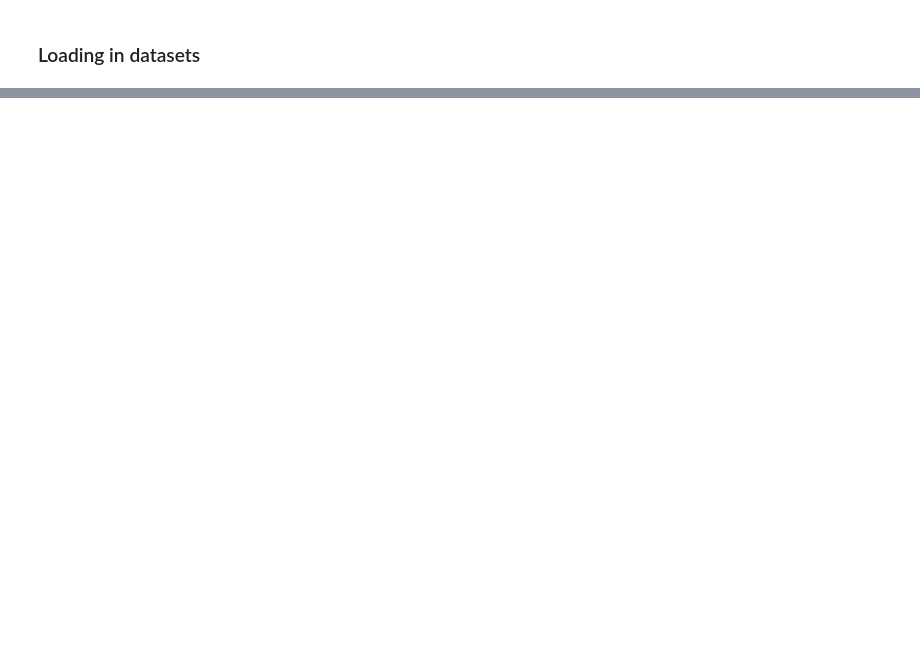
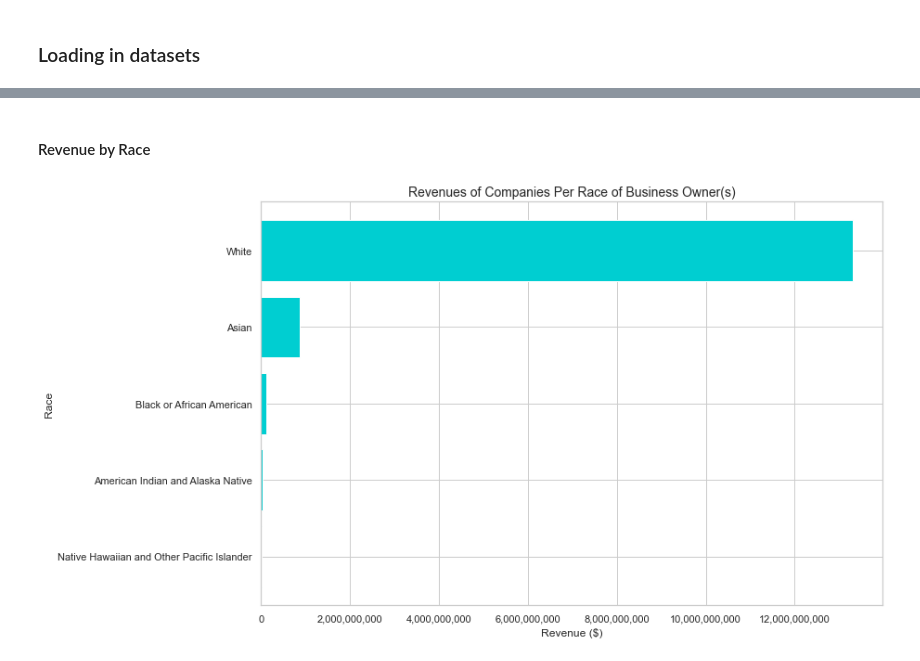
Before and after one commit to CMatador/asmt-8, a Jupyter notebook: viz.ipynb, the cells around one changed output, grey strips where cells are left out. Drawn from its saved outputs; the diff is of its cells as text; code cells hidden in the pictures; blank space fills up the shorter version.

```diff
--- a/viz.ipynb
+++ b/viz.ipynb
@@ -26,0 +35,19 @@ Looking at technology usage by state
+# %% [markdown]
+#### Revenue by Race
+# %%
+# sort values in df by revenue, descending order
+revenues_disclosed = revenues_disclosed.sort_values('revenue')
+
+plt.figure(figsize= (12,8))
+y = revenues_disclosed['race']
+x = revenues_disclosed['revenue']
+ax = plt.barh(y, x, color = 'darkturquoise')
+#change x-axis from log to numeric
+current_values = plt.gca().get_xticks()
+plt.gca().set_xticklabels(['{:,.0f}'.format(x) for x in current_values])
+
+plt.title('Revenues of Companies Per Race of Business Owner(s)', size = 14)
+plt.xlabel('Revenue ($)', size = 12)
+plt.ylabel('Race', size = 12);
+# %% [output]
+[figure, added]
```
Also changed, not shown: parts of 43 cells of this notebook, 9 other files.
